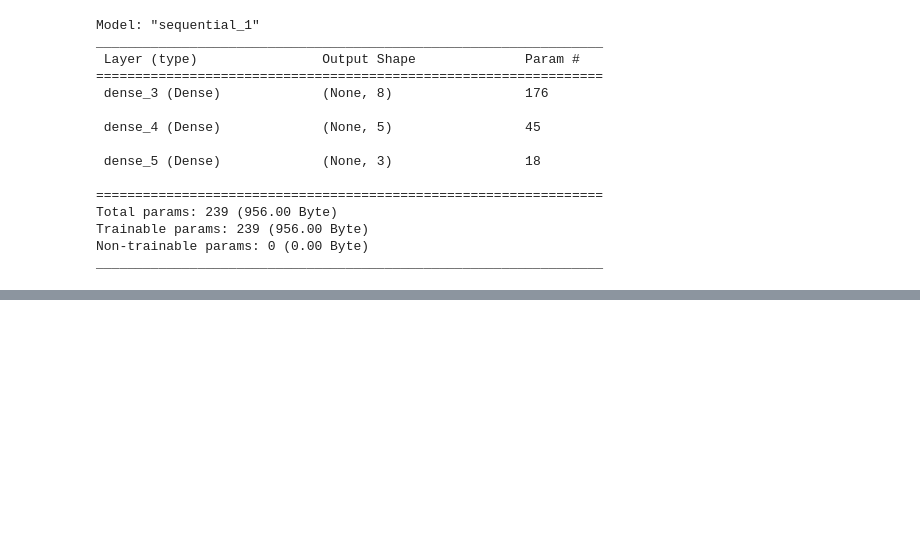
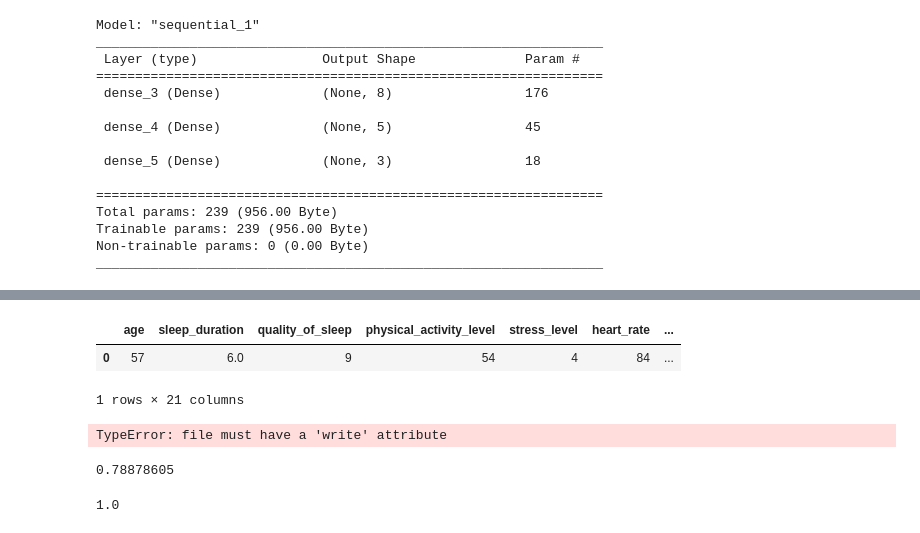
Before and after one commit to ceramicbull/Project_4_Repo, a Jupyter notebook: NN/NN.ipynb, the cells around one changed output, grey strips where cells are left out. Drawn from its saved outputs; the diff is of its cells as text; code cells hidden in the pictures; blank space fills up the shorter version.

Commit message:
fixed app, added example form input

```diff
--- a/NN/NN.ipynb
+++ b/NN/NN.ipynb
@@ -493,0 +514,54 @@ nn2.save_weights('sleep_model2.hdf5')
+# %%
+#generate random values for sample input:
+age=r.randint(27,59)
+sleep_duration=round(r.uniform(5.8,8.5),1)
+quality_of_sleep=r.randint(4,9)
+physical_activity_level=r.randint(30,90)
+stress_level=r.randint(3,8)
+heart_rate=r.randint(65,86)
+daily_steps=r.randint(3000,10000)
+systolic_blood_pressure=r.randint(115,142)
+diastolic_blood_pressure=r.randint(75,95)
+career=r.randint(1,8)
+bmi=r.randint(1,2)
+gen=r.randint(1,2)
+# %%
+#generate random input:
+#empty dictionary:
+input_dict={}
+#random numerical values:
+for key in num_keys:
+    input_dict[key]=eval(key)
+#random career category:
+for i in range(len(career_keys)):
+    if i==(career-1):
+        input_dict[career_keys[i]]=1
+    else: input_dict[career_keys[i]]=0
+#random bmi:
+for i in range(len(bmi_keys)):
+    if i==(bmi-1):
+        input_dict[bmi_keys[i]]=1
+    else: input_dict[bmi_keys[i]]=0
+#random gender:
+for i in range(len(gen_keys)):
+    if i==(gen-1):
+        input_dict[gen_keys[i]]=1
+    else: input_dict[gen_keys[i]]=0
+# %%
+#convert dictionary to pandas DataFrame:
+input_df=pd.DataFrame(input_dict,index=[0])
+#ensure DataFrame is in the correct order
+input_df=input_df[keys]
+#view Dataframe:
+input_df
+# %% [output]
+|  | age | sleep_duration | quality_of_sleep | physical_activity_level | stress_level | heart_rate | ... |
+| 0 | 57 | 6.0 | 9 | 54 | 4 | 84 | ... |
+1 rows × 21 columns
+# %%
+scaler = StandardScaler()
+input_scaler = scaler.fit(X_train)
+pickle.dump(scaler,'scaler.pkl')
+input_transformed=input_scaler.transform(input_df)
+# %% [output]
+TypeError: file must have a 'write' attribute
@@ -493,0 +572,10 @@ nn2.save_weights('sleep_model2.hdf5')
+# %%
+prediction=nn.predict_on_batch(input_transformed)
+print(prediction[0][0])
+# %% [output]
+0.78878605
+# %%
+prediction=nn.predict(input_transformed, verbose=0)
+print(round(prediction[0][0],0))
+# %% [output]
+1.0
```
Also changed, not shown: parts of 16 cells of this notebook, 4 other files.
